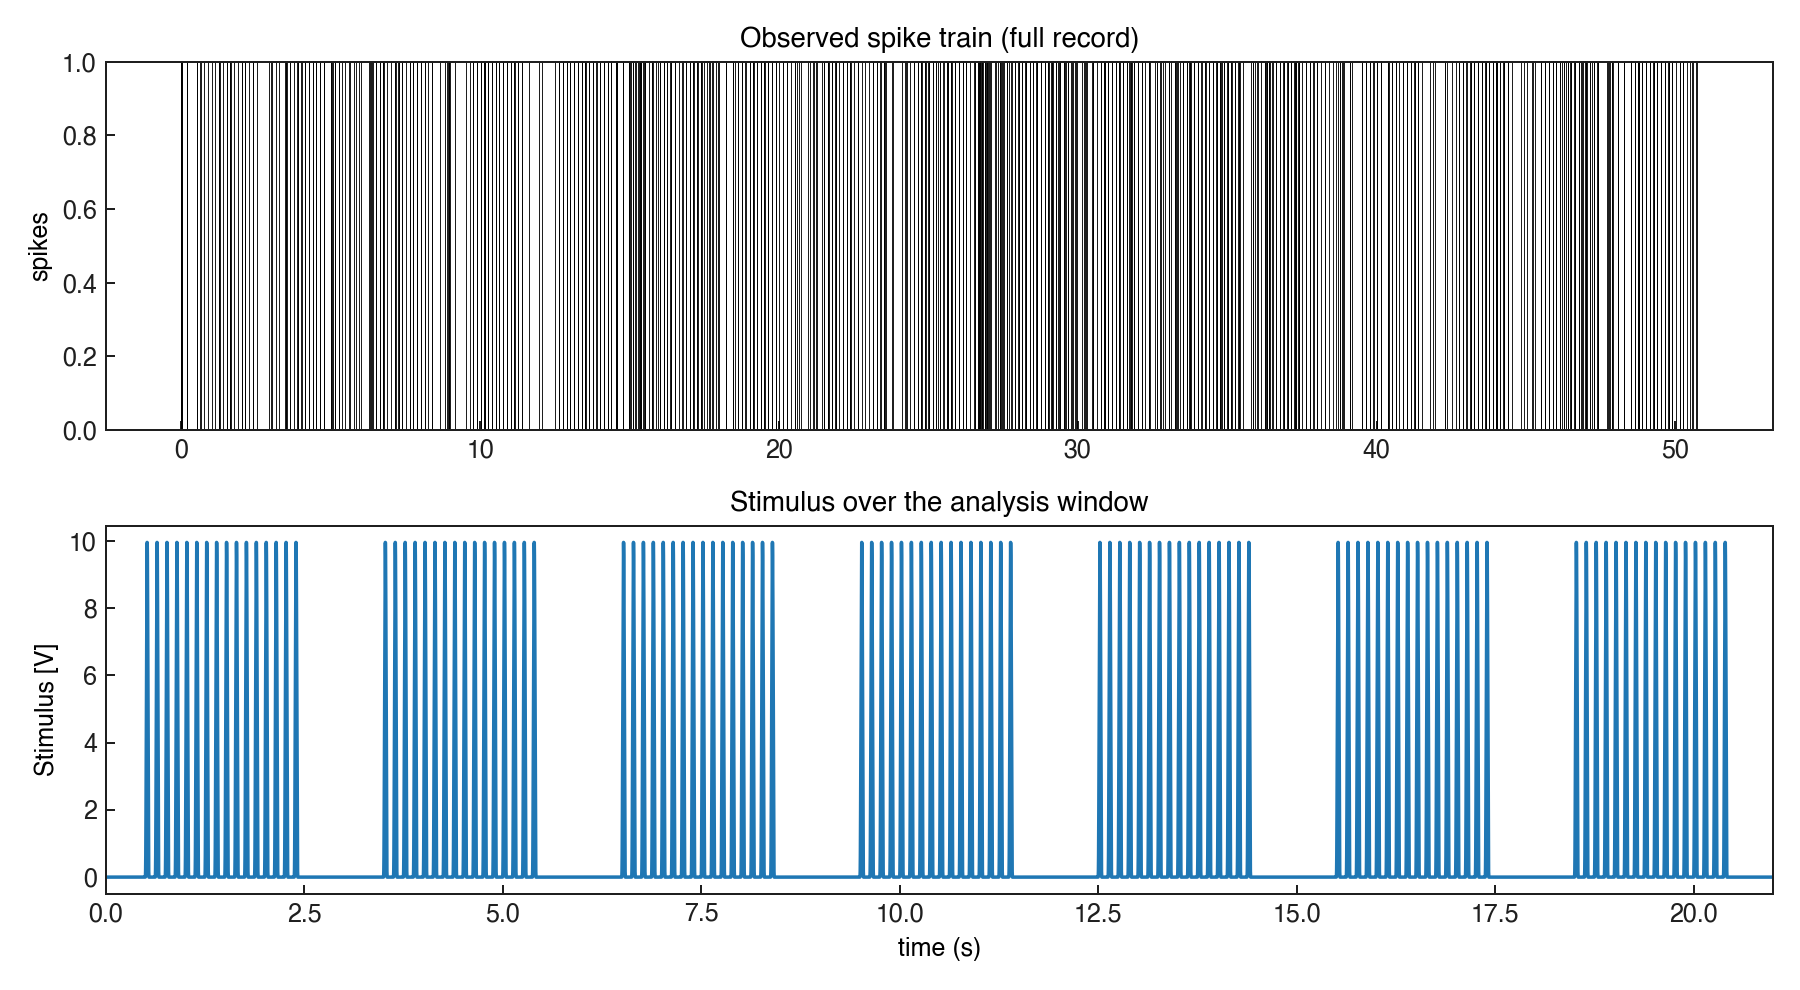
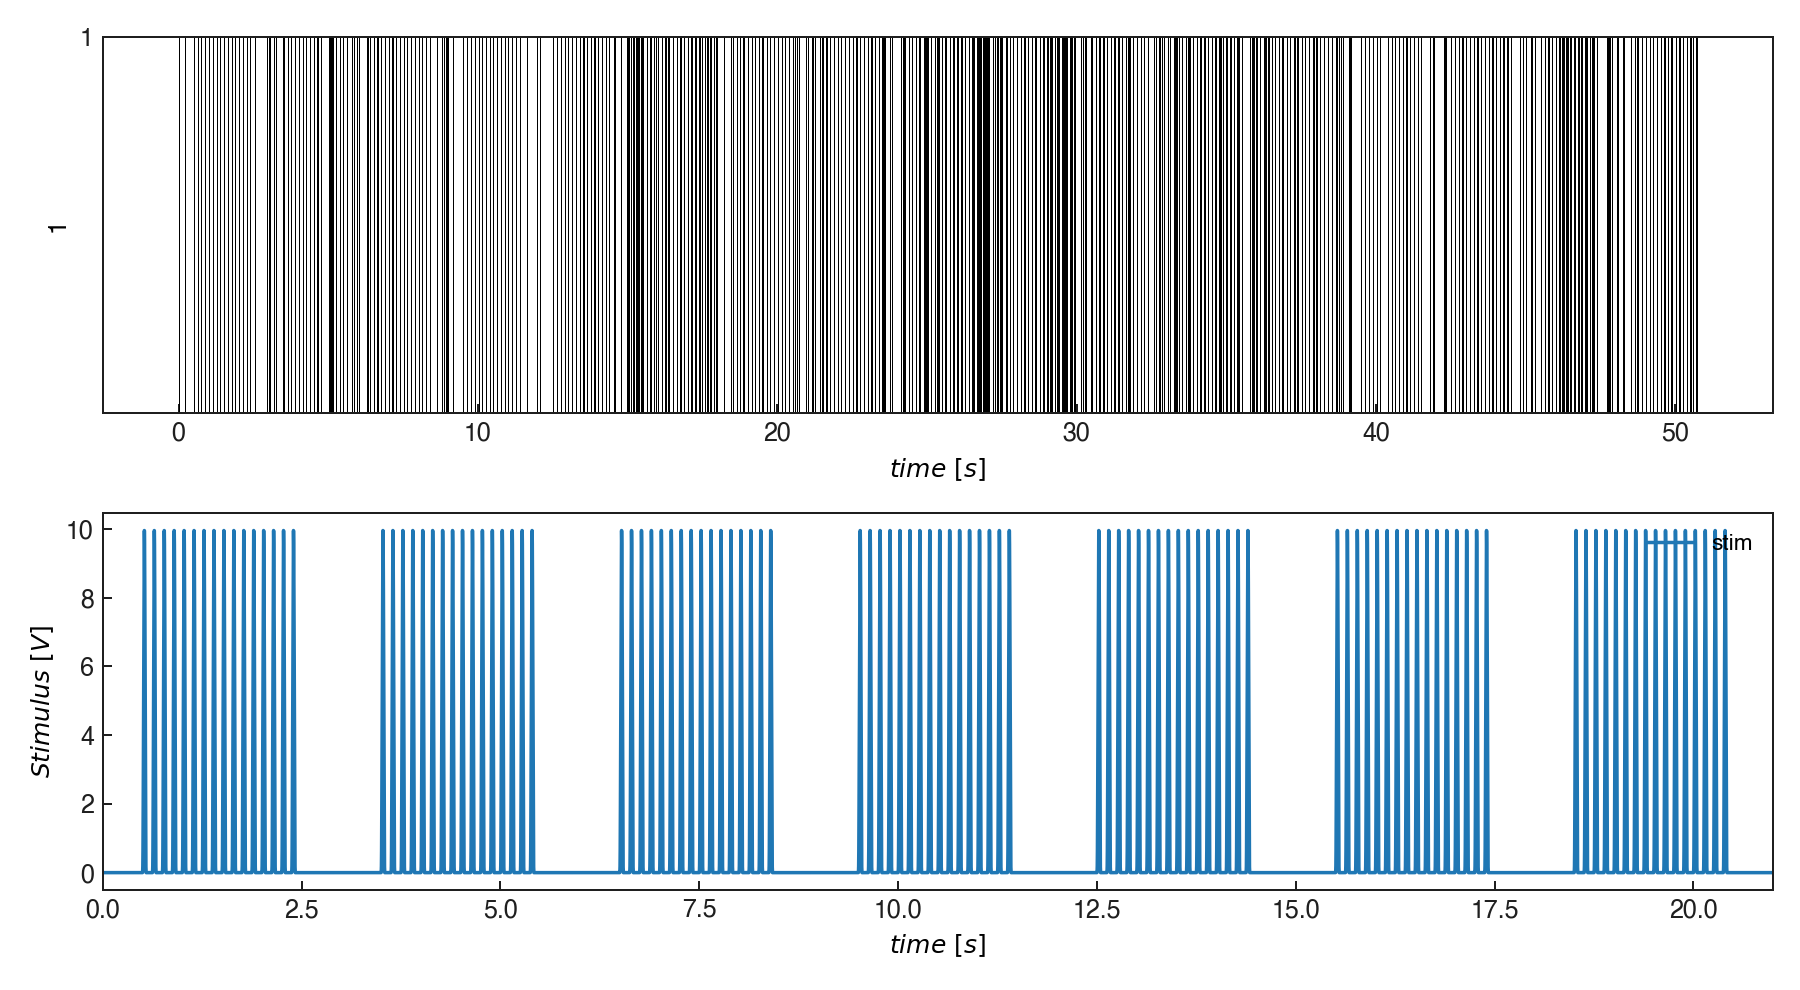
The change to this notebook cell's code, shown as a diff; its figure went from the first image to the second:
--- before
+++ after
@@ -9,24 +9,28 @@
 spike_full = np.asarray(payload["spike_indicator_full"], dtype=float)
 spike_times = time_full[spike_full > 0.5]
+# MATLAB raster styling: black background with white tick marks spanning the full axes height,
+# no title, "1" y-tick (channel index), and italic "time [s]" label via mathtext.
+ax_raster.set_facecolor("black")
 if spike_times.size:
-    ax_raster.vlines(spike_times, 0.5, 1.5, color="k", linewidth=0.35)
-ax_raster.set_ylim(0.0, 2.0)
+    ax_raster.vlines(spike_times, 0.0, 1.0, color="white", linewidth=0.4)
+ax_raster.set_ylim(0.0, 1.0)
 ax_raster.set_yticks([1.0])
 ax_raster.set_yticklabels(["1"])
-ax_raster.set_ylabel("neuron")
-ax_raster.set_xlabel("time (s)")
-ax_raster.set_title("spike train")
+ax_raster.set_xlabel(r"$time\ [s]$")
 ax_stim = fig.add_subplot(gs[0, 1])
 # MATLAB plots data.t in raw volts (0..9.953 V). payload['stimulus'] is the GLM-normalized /10 version.
 stim_raw = np.asarray(payload["stimulus_raw_v"], dtype=float)
 stim_raw_view = stim_raw[: time_full.size]
-ax_stim.plot(time_full[: stim_raw_view.size], stim_raw_view, color="tab:blue", linewidth=1.25)
-ax_stim.set_ylabel("Stimulus [V]")
-ax_stim.set_title("Stimulus")
+ax_stim.plot(time_full[: stim_raw_view.size], stim_raw_view, color="tab:blue", linewidth=1.25, label="stim")
+ax_stim.set_ylabel(r"$Stimulus\ [V]$")
+ax_stim.set_ylim(0.0, 10.0)
+ax_stim.legend(loc="upper right", frameon=False, fontsize=9)
 ax_base = fig.add_subplot(gs[1, 1], sharex=ax_stim)
-ax_base.plot(time_full, np.ones_like(time_full), color="tab:gray", linewidth=1.25)
+# MATLAB: constant baseline at y=1 plotted in default blue with legend "constant", y-range [0,2].
+ax_base.plot(time_full, np.ones_like(time_full), color="tab:blue", linewidth=1.25, label="constant")
 ax_base.set_ylabel("Baseline")
-ax_base.set_xlabel("time (s)")
-ax_base.set_ylim(0.0, 1.5)
+ax_base.set_xlabel(r"$time\ [s]$")
+ax_base.set_ylim(0.0, 2.0)
+ax_base.legend(loc="upper right", frameon=False, fontsize=9)
 
 # MATLAB fig 2: nst.plot (full spike train, NOT clipped) + stim.getSigInTimeWindow(0,21).plot
@@ -34,13 +38,22 @@
 fig = _prepare_figure("stim.getSigInTimeWindow(0,21).plot", figsize=(10.0, 5.5))
 axs = fig.subplots(2, 1, sharex=False)
-_plot_spike_indicator(axs[0], payload["time_s_full"], payload["spike_indicator_full"])
-axs[0].set_title("Observed spike train (full record)")
+# MATLAB raster: untitled, y-label "1" (channel index), italic "time [s]" x-label.
+spike_times_full = np.asarray(payload["time_s_full"], dtype=float)[
+    np.asarray(payload["spike_indicator_full"], dtype=float) > 0.5
+]
+if spike_times_full.size:
+    axs[0].vlines(spike_times_full, 0.0, 1.0, color="k", linewidth=0.4)
+axs[0].set_ylim(0.0, 1.0)
+axs[0].set_yticks([1.0])
+axs[0].set_yticklabels(["1"])
+axs[0].set_ylabel("1")
+axs[0].set_xlabel(r"$time\ [s]$")
 # Bottom panel: stimulus restricted to the 0..21 s analysis window, plotted in raw volts.
 stim_raw_v = np.asarray(payload["stimulus_raw_v"], dtype=float)
 t_view = np.asarray(payload["time_s"], dtype=float)
 stim_raw_view = stim_raw_v[: t_view.size]
-axs[1].plot(t_view, stim_raw_view, color="tab:blue", linewidth=1.4)
-axs[1].set_title("Stimulus over the analysis window")
-axs[1].set_ylabel("Stimulus [V]")
-axs[1].set_xlabel("time (s)")
+axs[1].plot(t_view, stim_raw_view, color="tab:blue", linewidth=1.4, label="stim")
+axs[1].set_ylabel(r"$Stimulus\ [V]$")
+axs[1].set_xlabel(r"$time\ [s]$")
 axs[1].set_xlim(0.0, 21.0)
+axs[1].legend(loc="upper right", frameon=False, fontsize=9)

Commit: feat(parity): v5 iter 19 — per-figure Reviewers across all 102 figure pairs (no cap)